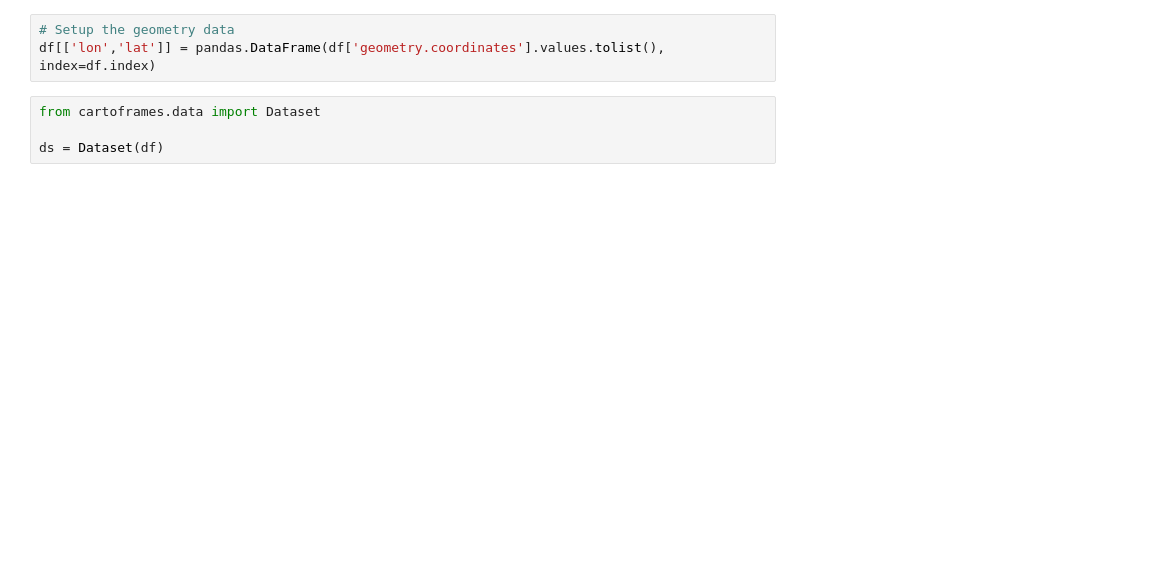
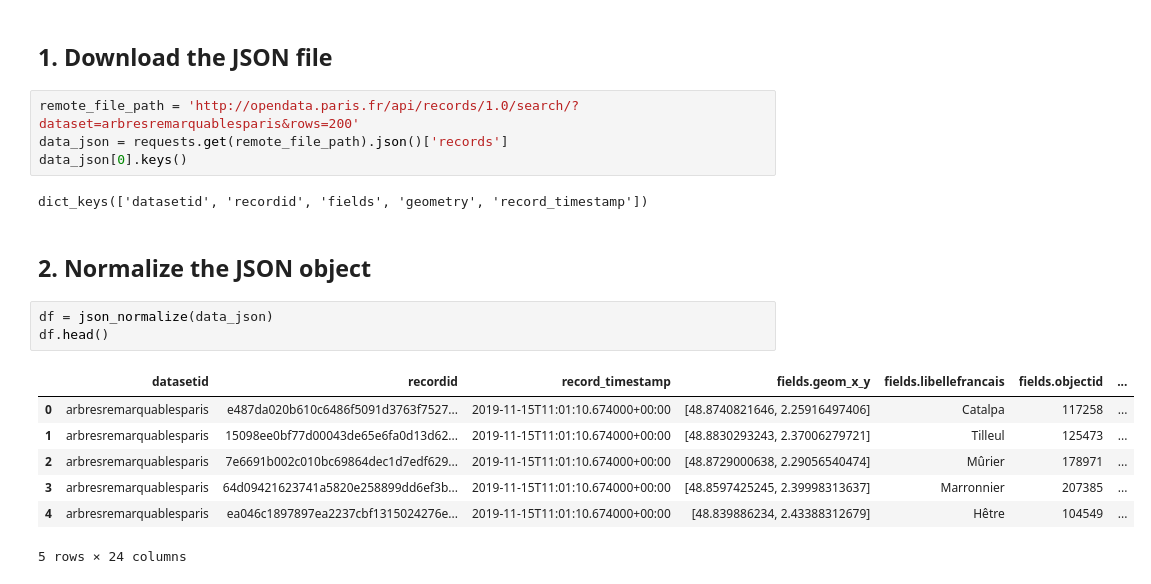
Before and after one commit to CartoDB/cartoframes, a Jupyter notebook: examples/downloading_and_uploading_data/create_dataset_from_json.ipynb, the cells around one changed output. Cells and saved outputs as stored; diff of their text form; blank space fills up the shorter version.

```diff
--- a/examples/downloading_and_uploading_data/create_dataset_from_json.ipynb
+++ b/examples/downloading_and_uploading_data/create_dataset_from_json.ipynb
@@ -24,7 +17,21 @@ df.head()
-# %%
-# Setup the geometry data
-df[['lon','lat']] = pandas.DataFrame(df['geometry.coordinates'].values.tolist(), index=df.index)
-# %%
-from cartoframes.data import Dataset
-
-ds = Dataset(df)
+# %% [markdown]
+## 1. Download the JSON file
+# %%
+remote_file_path = 'http://opendata.paris.fr/api/records/1.0/search/?dataset=arbresremarquablesparis&rows=200'
+data_json = requests.get(remote_file_path).json()['records']
+data_json[0].keys()
+# %% [output]
+dict_keys(['datasetid', 'recordid', 'fields', 'geometry', 'record_timestamp'])
+# %% [markdown]
+## 2. Normalize the JSON object
+# %%
+df = json_normalize(data_json)
+df.head()
+# %% [output]
+|  | datasetid | recordid | record_timestamp | fields.geom_x_y | fields.libellefrancais | fields.objectid | ... |
+| 0 | arbresremarquablesparis | e487da020b610c6486f5091d3763f7527... | 2019-11-15T11:01:10.674000+00:00 | [48.8740821646, 2.25916497406] | Catalpa | 117258 | ... |
+| 1 | arbresremarquablesparis | 15098ee0bf77d00043de65e6fa0d13d62... | 2019-11-15T11:01:10.674000+00:00 | [48.8830293243, 2.37006279721] | Tilleul | 125473 | ... |
+| 2 | arbresremarquablesparis | 7e6691b002c010bc69864dec1d7edf629... | 2019-11-15T11:01:10.674000+00:00 | [48.8729000638, 2.29056540474] | Mûrier | 178971 | ... |
+| 3 | arbresremarquablesparis | 64d09421623741a5820e258899dd6ef3b... | 2019-11-15T11:01:10.674000+00:00 | [48.8597425245, 2.39998313637] | Marronnier | 207385 | ... |
+| 4 | arbresremarquablesparis | ea046c1897897ea2237cbf1315024276e... | 2019-11-15T11:01:10.674000+00:00 | [48.839886234, 2.43388312679] | Hêtre | 104549 | ... |
+5 rows × 24 columns
```
Also changed, not shown: parts of 6 cells of this notebook, 7 other files.
